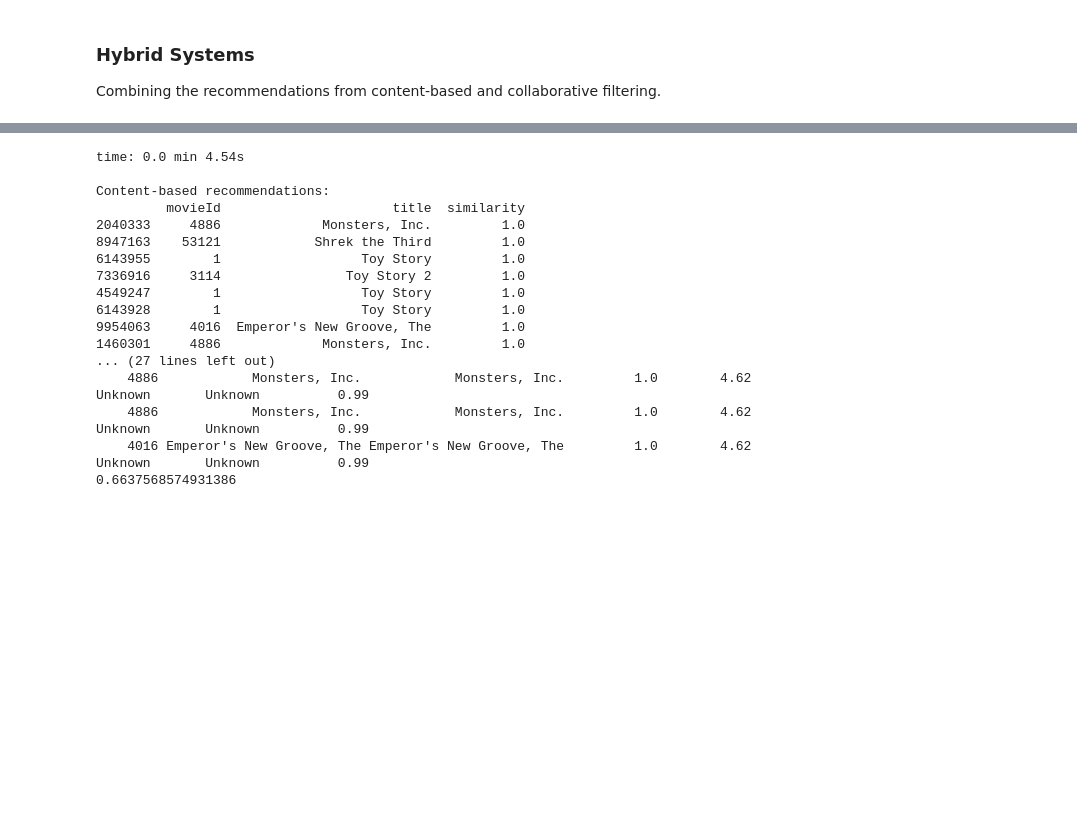
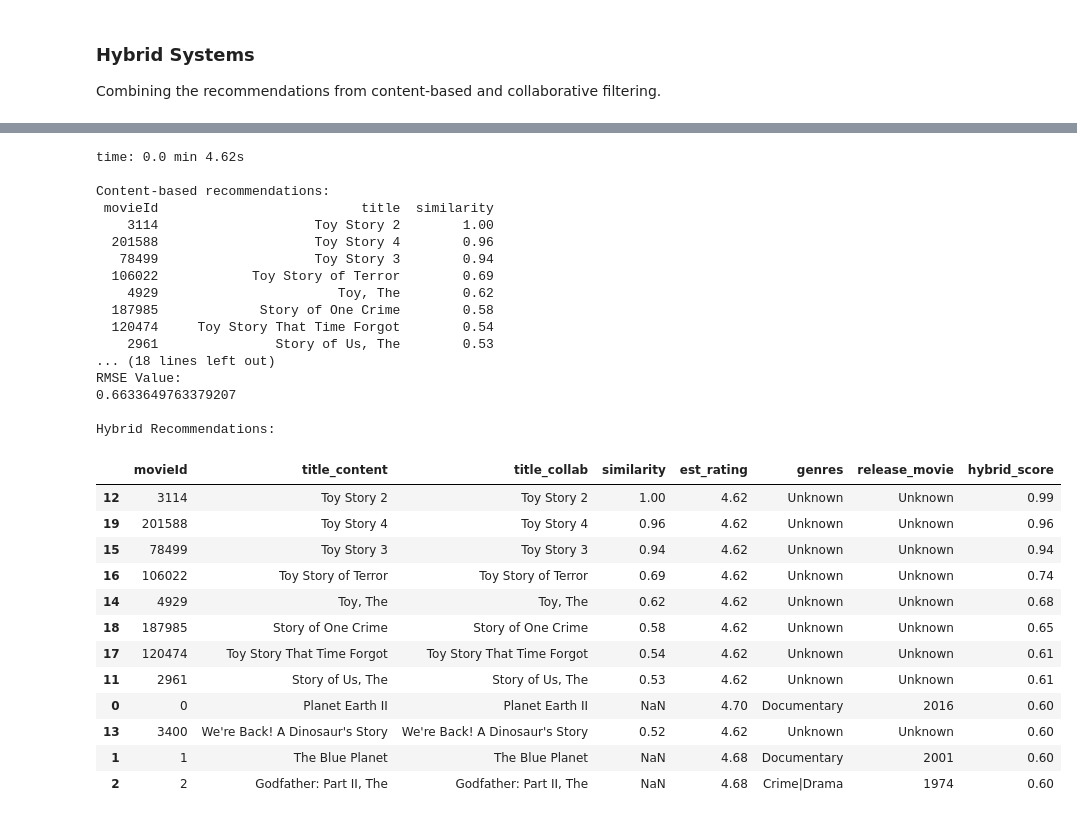
Before and after one commit to EssamElhoseny/Movies-Recommendation-Systems, a Jupyter notebook: recommendation-systems.ipynb, the cells around one changed output, grey strips where cells are left out. Cells and saved outputs as stored; diff of their text form; code cells hidden in the pictures; blank space fills up the shorter version.

```diff
--- a/recommendation-systems.ipynb
+++ b/recommendation-systems.ipynb
@@ -1075,8 +1067,11 @@ start_time_coll = time.time()
 reader = Reader(rating_scale=(0.5, 5))
 data = Dataset.load_from_df(combined_df[['userId', 'movieId', 'rating']], reader)
 
+# Test set is made of 25% of the ratings.
+trainset, testset = train_test_split(data, test_size=0.25, random_state=42)
+
 # Use Singular Value Decomposition (SVD)
-svd = SVD()
+svd = SVD(random_state=27)
 cross_validate(svd, data, measures=['RMSE'], cv=5, verbose=True)
 
 # Train the algorithm on the trainset
@@ -1206,10 +1236,7 @@ Combining the recommendations from content-based and collaborative filtering.
 start_time_hybr = time.time()
 
 # Calculate RMSE on test set
-trainset_hyb = data.build_full_trainset()
-testset_hyb = trainset_hyb.build_testset()
-
-predictions_hyb = svd.test(testset_hyb)
+predictions_hyb = svd.test(testset)
 
 # Calculate RMSE
 rmse_hyb = accuracy.rmse(predictions_hyb)
@@ -1231,12 +1263,12 @@ Model training and evaluation completed in: 2.0 min 34.31s
 # %%
-def hybrid_recommendations(title, userId, n=10, rmse=None):
+def hybrid_recommendations(title, userId, n=12, rmse=None):
     start_time_hyb = time.time()
 
     content_recs = get_recommendations(title, combined_df)
     collaborative_recs = get_svd_recommendations(userId)
 
     print("Content-based recommendations:")
-    print(content_recs)
+    print(content_recs.to_string(index=False))
     print("\nCollaborative filtering recommendations:")
     print(collaborative_recs.to_string(index=False))
 
@@ -1248,7 +1280,7 @@ def hybrid_recommendations(title, userId, n=10, rmse=None):
         # Normalize similarity scores only if they're not all the same
         content_recs['normalized_similarity'] = (content_recs['similarity'] - content_recs['similarity'].min()) / (content_recs['similarity'].max() - content_recs['similarity'].min())
 
-    # Ensure both DataFrames have 'movieId' column
+     # Ensure both DataFrames have 'movieId' column
     if 'movieId' not in content_recs.columns:
         content_recs['movieId'] = content_recs.index
     if 'movieId' not in collaborative_recs.columns:
@@ -1265,48 +1297,62 @@ def hybrid_recommendations(title, userId, n=10, rmse=None):
     w_content = 0.4  # Weight for content-based score
     w_collab = 0.6   # Weight for collaborative filtering score
 
     # Adjust the hybrid score calculation
     max_rating = collaborative_recs['est_rating'].max()
     hybrid_recs['hybrid_score'] = (w_content * hybrid_recs['normalized_similarity'] + w_collab * (hybrid_recs['est_rating'] / max_rating)) / (w_content + w_collab)
 
     # Sort by hybrid score
     hybrid_recs = hybrid_recs.sort_values('hybrid_score', ascending=False).round(2)
 
     # Fill missing values in other columns
     hybrid_recs['title_content'] = hybrid_recs['title_content'].fillna(hybrid_recs['title_collab'])
     hybrid_recs['title_collab'] = hybrid_recs['title_collab'].fillna(hybrid_recs['title_content'])
     hybrid_recs['genres'] = hybrid_recs['genres'].fillna('Unknown')
     hybrid_recs['release_movie'] = hybrid_recs['release_movie'].fillna('Unknown')
 
     # Select and reorder columns
     columns_order = ['movieId', 'title_content', 'title_collab', 'similarity', 'est_rating', 'genres', 'release_movie', 'hybrid_score']
     hybrid_recs = hybrid_recs[columns_order]
 
     total_time_hyb = time.time() - start_time_hyb
-    print(f"\nHybrid recommendation time: {total_time_hyb:.2f} seconds")
+    print(f"\nHybrid recommendation time: {total_time_hyb // 60} min {total_time_hyb % 60:.2f}s")
 
     return hybrid_recs.head(n), rmse
 
 # Example usage
 recommendations_hyb, rmse_hyb = hybrid_recommendations('Toy Story', 1, rmse=rmse_hyb)
+print("\nRMSE Value:")
+print(rmse_hyb)
 print("\nHybrid Recommendations:")
-print(recommendations_hyb.to_string(index=False))
-print(rmse_hyb)
+pd.DataFrame(recommendations_hyb)
 # %% [output]
-time: 0.0 min 4.54s
+time: 0.0 min 4.62s
 
 Content-based recommendations:
-         movieId                      title  similarity
-2040333     4886             Monsters, Inc.         1.0
-8947163    53121            Shrek the Third         1.0
-6143955        1                  Toy Story         1.0
-7336916     3114                Toy Story 2         1.0
-4549247        1                  Toy Story         1.0
-6143928        1                  Toy Story         1.0
-9954063     4016  Emperor's New Groove, The         1.0
-1460301     4886             Monsters, Inc.         1.0
-... (27 lines left out)
-    4886            Monsters, Inc.            Monsters, Inc.         1.0        4.62                                Unknown       Unknown          0.99
-    4886            Monsters, Inc.            Monsters, Inc.         1.0        4.62                                Unknown       Unknown          0.99
-    4016 Emperor's New Groove, The Emperor's New Groove, The         1.0        4.62                                Unknown       Unknown          0.99
-0.6637568574931386
+ movieId                          title  similarity
+    3114                    Toy Story 2        1.00
+  201588                    Toy Story 4        0.96
+   78499                    Toy Story 3        0.94
+  106022            Toy Story of Terror        0.69
+    4929                       Toy, The        0.62
+  187985             Story of One Crime        0.58
+  120474     Toy Story That Time Forgot        0.54
+    2961               Story of Us, The        0.53
+... (18 lines left out)
+RMSE Value:
+0.6633649763379207
+
+Hybrid Recommendations:
+|  | movieId | title_content | title_collab | similarity | est_rating | genres | release_movie | hybrid_score |
+| 12 | 3114 | Toy Story 2 | Toy Story 2 | 1.00 | 4.62 | Unknown | Unknown | 0.99 |
+| 19 | 201588 | Toy Story 4 | Toy Story 4 | 0.96 | 4.62 | Unknown | Unknown | 0.96 |
+| 15 | 78499 | Toy Story 3 | Toy Story 3 | 0.94 | 4.62 | Unknown | Unknown | 0.94 |
+| 16 | 106022 | Toy Story of Terror | Toy Story of Terror | 0.69 | 4.62 | Unknown | Unknown | 0.74 |
+| 14 | 4929 | Toy, The | Toy, The | 0.62 | 4.62 | Unknown | Unknown | 0.68 |
+| 18 | 187985 | Story of One Crime | Story of One Crime | 0.58 | 4.62 | Unknown | Unknown | 0.65 |
+| 17 | 120474 | Toy Story That Time Forgot | Toy Story That Time Forgot | 0.54 | 4.62 | Unknown | Unknown | 0.61 |
+| 11 | 2961 | Story of Us, The | Story of Us, The | 0.53 | 4.62 | Unknown | Unknown | 0.61 |
+| 0 | 0 | Planet Earth II | Planet Earth II | NaN | 4.70 | Documentary | 2016 | 0.60 |
+| 13 | 3400 | We're Back! A Dinosaur's Story | We're Back! A Dinosaur's Story | 0.52 | 4.62 | Unknown | Unknown | 0.60 |
+| 1 | 1 | The Blue Planet | The Blue Planet | NaN | 4.68 | Documentary | 2001 | 0.60 |
+| 2 | 2 | Godfather: Part II, The | Godfather: Part II, The | NaN | 4.68 | Crime|Drama | 1974 | 0.60 |
```
Also changed, not shown: parts of 49 cells of this notebook.
